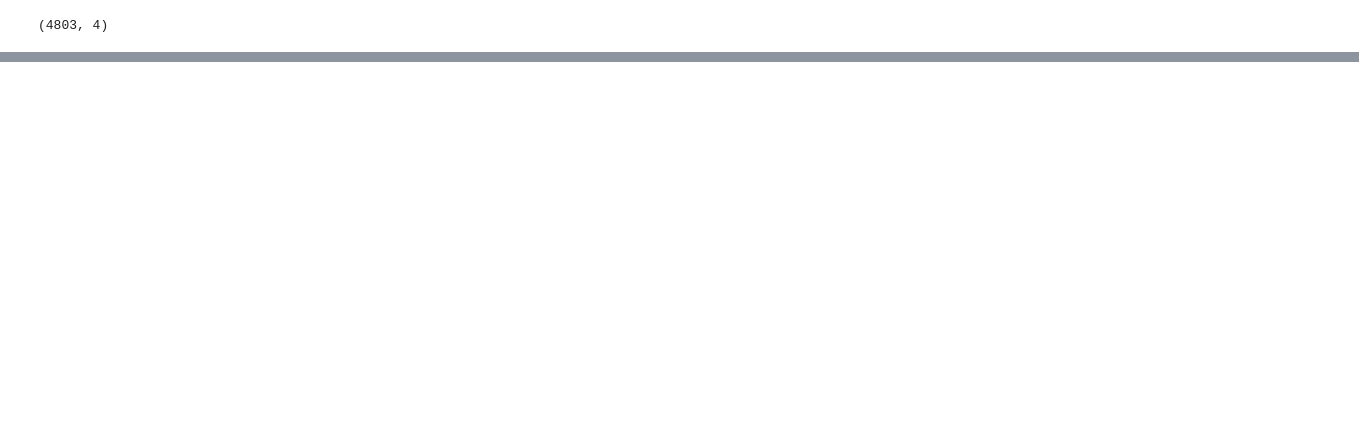
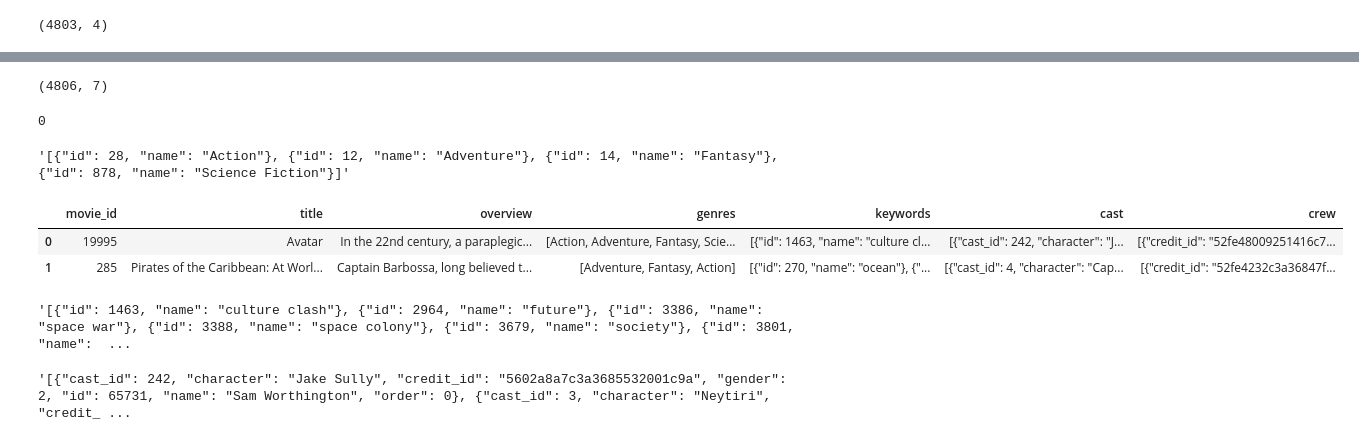
Before and after one commit to andrew-pyrookie/Movie_Recommendation_system, a Jupyter notebook: recommender_system.ipynb, the cells around one changed output, grey strips where cells are left out. Drawn from its saved outputs; the diff is of its cells as text; code cells hidden in the pictures; blank space fills up the shorter version.

```diff
--- a/recommender_system.ipynb
+++ b/recommender_system.ipynb
@@ -34,0 +70,2 @@ movies.shape
+# %%
+movies.dropna(inplace = True)
@@ -34,0 +83,34 @@ movies.shape
+# %%
+movies.shape
+# %% [output]
+(4806, 7)
+# %%
+movies.duplicated().sum()
+# %% [output]
+0
+# %%
+movies.iloc[0]['genres']
+# %% [output]
+'[{"id": 28, "name": "Action"}, {"id": 12, "name": "Adventure"}, {"id": 14, "name": "Fantasy"}, {"id": 878, "name": "Science Fiction"}]'
+# %%
+import ast   # converts a string to a list
+
+def convert(text):
+    l = []
+    for i in ast.literal_eval(text):
+        l.append(i['name'])
+
+    return l
+# %%
+
+movies['genres']=movies['genres'].apply(convert)
+# %%
+movies.head(2)
+# %% [output]
+|  | movie_id | title | overview | genres | keywords | cast | crew |
+| 0 | 19995 | Avatar | In the 22nd century, a paraplegic... | [Action, Adventure, Fantasy, Scie... | [{"id": 1463, "name": "culture cl... | [{"cast_id": 242, "character": "J... | [{"credit_id": "52fe48009251416c7... |
+| 1 | 285 | Pirates of the Caribbean: At Worl... | Captain Barbossa, long believed t... | [Adventure, Fantasy, Action] | [{"id": 270, "name": "ocean"}, {"... | [{"cast_id": 4, "character": "Cap... | [{"credit_id": "52fe4232c3a36847f... |
+# %%
+movies.iloc[0]['keywords']
+# %% [output]
+'[{"id": 1463, "name": "culture clash"}, {"id": 2964, "name": "future"}, {"id": 3386, "name": "space war"}, {"id": 3388, "name": "space colony"}, {"id": 3679, "name": "society"}, {"id": 3801, "name":  ...
@@ -34,0 +119,4 @@ movies.shape
+# %%
+movies.iloc[0]['cast']
+# %% [output]
+'[{"cast_id": 242, "character": "Jake Sully", "credit_id": "5602a8a7c3a3685532001c9a", "gender": 2, "id": 65731, "name": "Sam Worthington", "order": 0}, {"cast_id": 3, "character": "Neytiri", "credit_ ...
```
Also changed, not shown: parts of 28 cells of this notebook, 1 other file.
